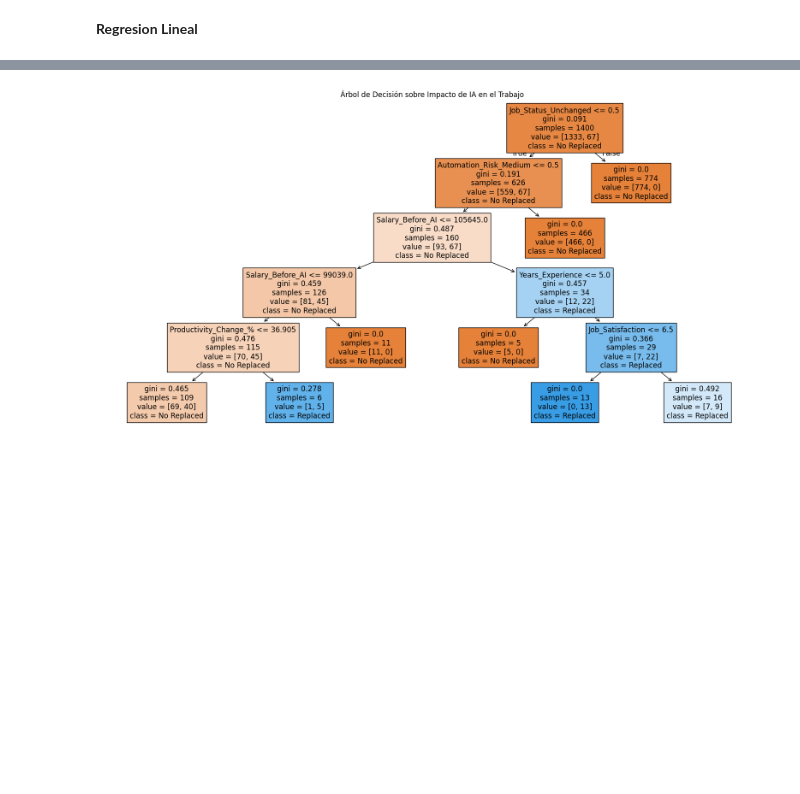
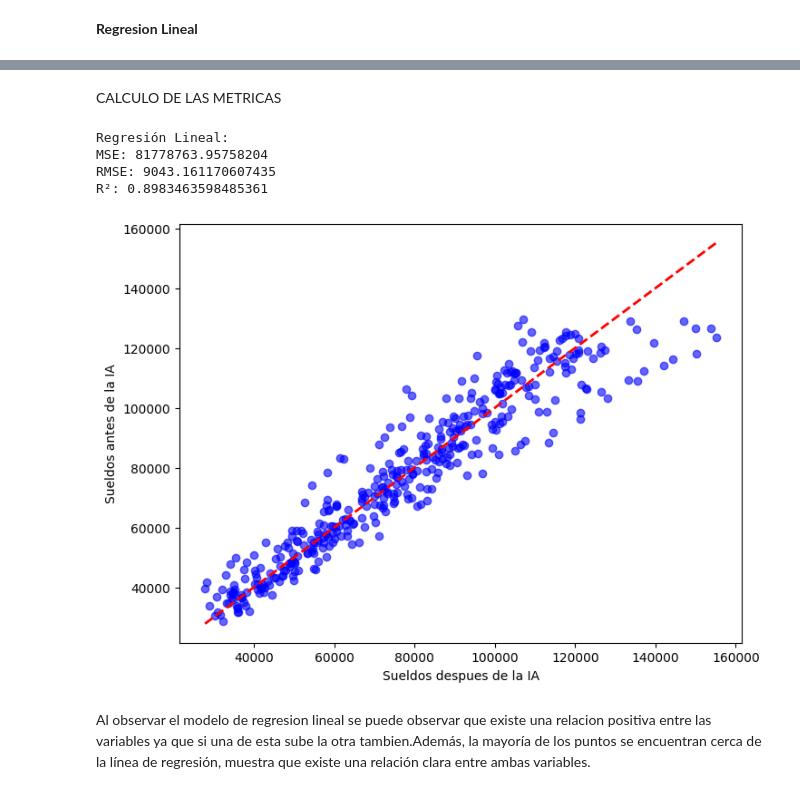
Before and after one commit to sacortez-he/Mineria-de-datos-Ev1, a Jupyter notebook: ia.ipynb, the cells around one changed output, grey strips where cells are left out. Saved outputs shown, nothing was run; the diff lists cells and outputs as text; code cells hidden in the pictures; blank space fills up the shorter version.

Commit message:
Modificaciones al modelo de regresión lineal

```diff
--- a/ia.ipynb
+++ b/ia.ipynb
@@ -327,19 +304,44 @@ from sklearn.tree import DecisionTreeClassifier, plot_tree
-# %%
-
-y = df_encoded["Job_Status_Replaced"]
-X = df_encoded.drop("Job_Status_Replaced", axis=1)
-
-# --- División de datos ---
-X_train, X_test, y_train, y_test = train_test_split(X, y, test_size=0.3, random_state=42)
-
-# --- Modelo de árbol de decisión ---
-tree = DecisionTreeClassifier(max_depth=5, random_state=42)
-tree.fit(X_train, y_train)
-
-# --- Visualización del árbol ---
-plt.figure(figsize=(20,10))
-plot_tree(tree, feature_names=X.columns, class_names=["No Replaced","Replaced"], filled=True)
-plt.title("Árbol de Decisión sobre Impacto de IA en el Trabajo")
-plt.show()
-# %% [output]
-[figure, removed]
+# %%
+
+X = df_encoded.drop("Salary_After_AI", axis=1)
+y = df_encoded["Salary_After_AI"]
+
+X_train, X_test, y_train, y_test = train_test_split(X, y, test_size=0.2, random_state=6)
+# %% [markdown]
+CALCULO DE LAS METRICAS
+# %%
+
+lin_reg = LinearRegression()
+lin_reg.fit(X_train, y_train)
+
+
+y_pred_lin = lin_reg.predict(X_test)
+
+mse = mean_squared_error(y_test, y_pred_lin)
+rmse = mse ** 0.5
+r2 = r2_score(y_test, y_pred_lin)
+
+print("Regresión Lineal:")
+print("MSE:", mse)
+print("RMSE:", rmse)
+print("R²:", r2)
+# %% [output]
+Regresión Lineal:
+MSE: 81778763.95758204
+RMSE: 9043.161170607435
+R²: 0.8983463598485361
+# %%
+import matplotlib.pyplot as plt
+
+y_pred_lin = lin_reg.predict(X_test)
+
+plt.figure(figsize=(8,6))
+plt.scatter(y_test, y_pred_lin, color="blue", alpha=0.6)
+plt.plot([y_test.min(), y_test.max()], [y_test.min(), y_test.max()], "r--", lw=2)
+plt.ylabel("Sueldos antes de la IA")
+plt.xlabel("Sueldos despues de la IA")
+plt.show()
+# %% [output]
+[figure, added]
+# %% [markdown]
+Al observar el modelo de regresion lineal se puede observar que existe una relacion positiva entre las variables ya que si una de esta sube la otra tambien.Además, la mayoría de los puntos se encuentran cerca de la línea de regresión, muestra que existe una relación clara entre ambas variables.
```
Also changed, not shown: parts of 6 cells of this notebook.
